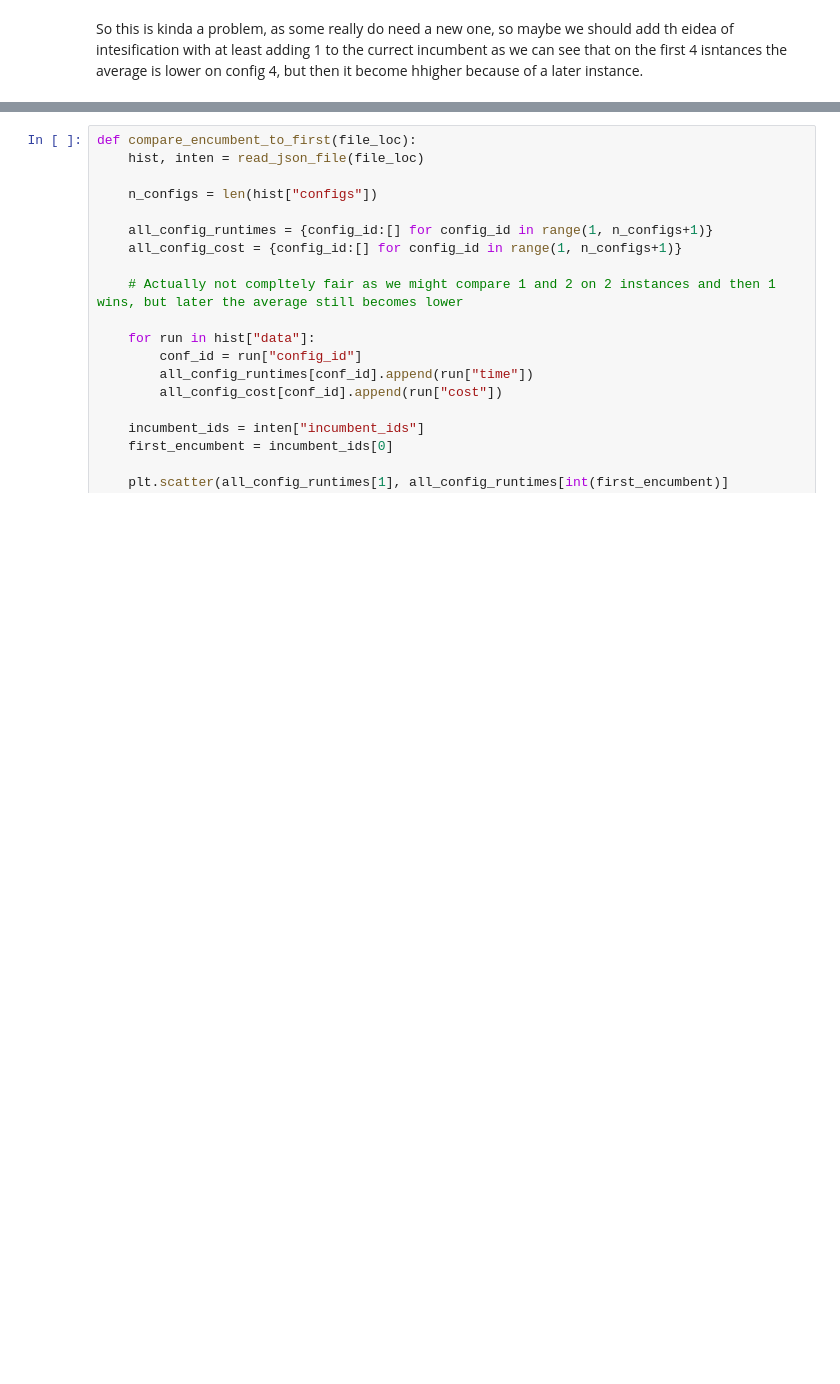
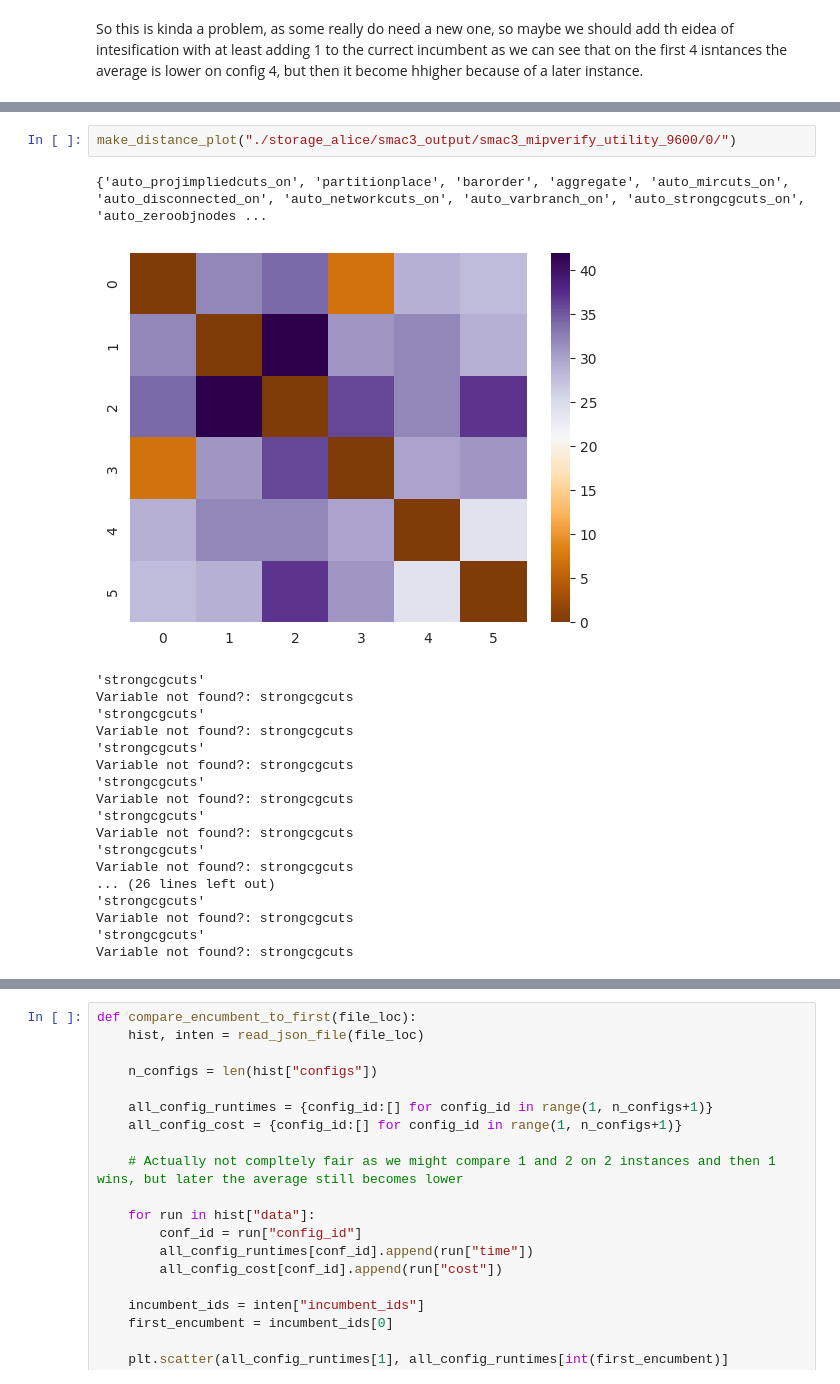
Before and after one commit to Skippybal/Styx, a Jupyter notebook: smac3_progress.ipynb, the cells around one changed output, grey strips where cells are left out. Drawn from its saved outputs; the diff is of its cells as text; blank space fills up the shorter version.

Commit message:
Add distance plots for SMAC3

```diff
--- a/smac3_progress.ipynb
+++ b/smac3_progress.ipynb
@@ -77,0 +195,22 @@ SyntaxError: incomplete input (2762519730.py, line 1)
+# %%
+make_distance_plot("./storage_alice/smac3_output/smac3_mipverify_utility_9600/0/")
+# %% [output]
+{'auto_projimpliedcuts_on', 'partitionplace', 'barorder', 'aggregate', 'auto_mircuts_on', 'auto_disconnected_on', 'auto_networkcuts_on', 'auto_varbranch_on', 'auto_strongcgcuts_on', 'auto_zeroobjnodes ...
+[figure, added]
+'strongcgcuts'
+Variable not found?: strongcgcuts
+'strongcgcuts'
+Variable not found?: strongcgcuts
+'strongcgcuts'
+Variable not found?: strongcgcuts
+'strongcgcuts'
+Variable not found?: strongcgcuts
+'strongcgcuts'
+Variable not found?: strongcgcuts
+'strongcgcuts'
+Variable not found?: strongcgcuts
+... (26 lines left out)
+'strongcgcuts'
+Variable not found?: strongcgcuts
+'strongcgcuts'
+Variable not found?: strongcgcuts
```
Also changed, not shown: parts of 15 cells of this notebook.
